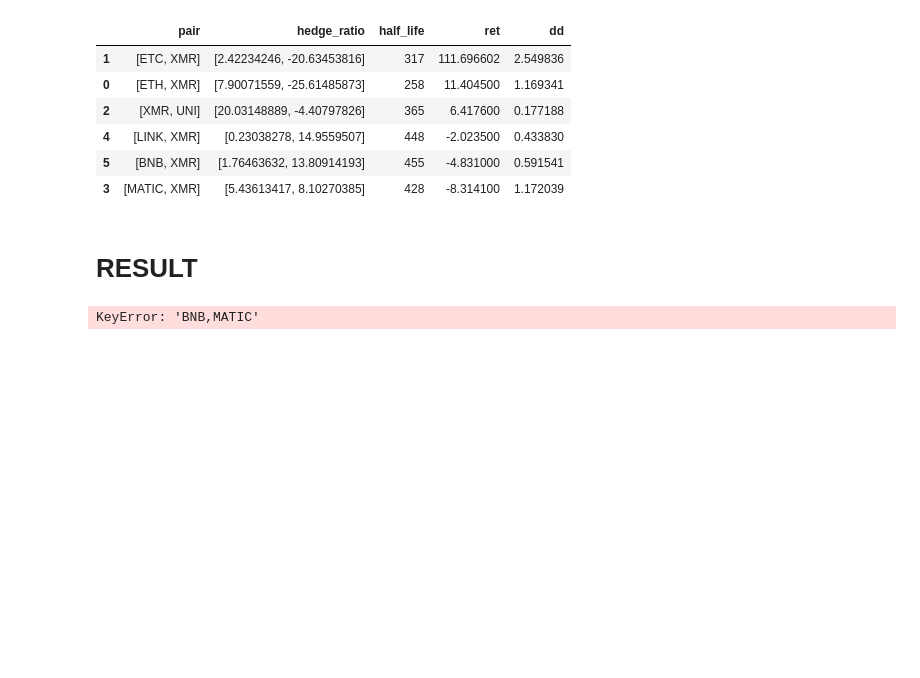
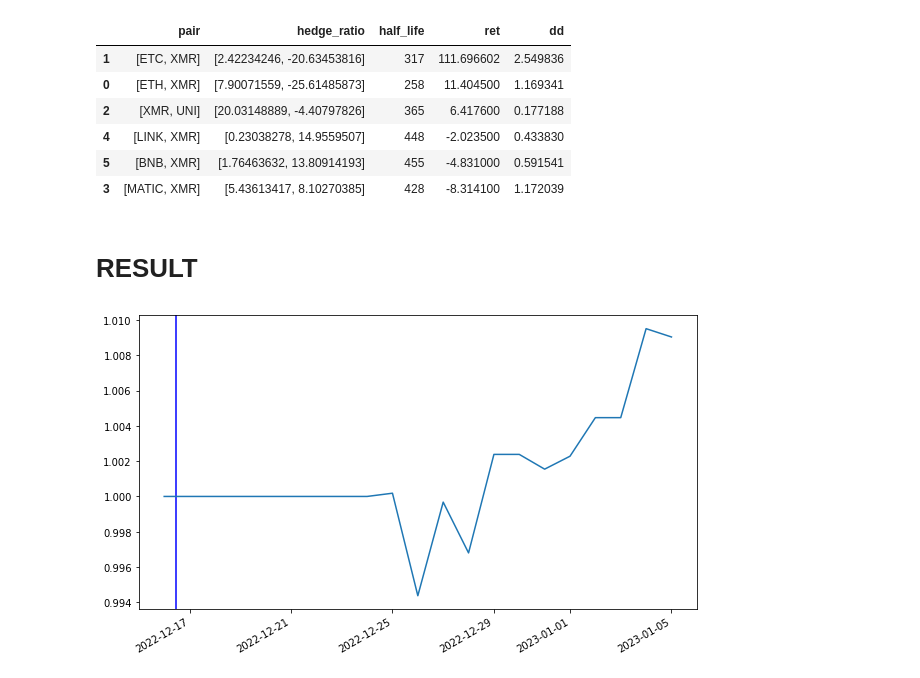
Before and after one commit to beannguyen/crypto-pair-trading, a Jupyter notebook: src/research/Backtest Live Data.ipynb, the cells around one changed output. Cells and saved outputs as stored; diff of their text form; code cells hidden in the pictures; blank space fills up the shorter version.

```diff
--- a/src/research/Backtest Live Data.ipynb
+++ b/src/research/Backtest Live Data.ipynb
@@ -697,16 +697,16 @@ result_df
 # %% [markdown]
 # RESULT
 # %%
-res = analyzers['BNB,MATIC']
+res = analyzers['ETH,XMR']
 
 # If no name has been specified, the name is the class name lowercased
 return_analyzer = res.analyzers.getbyname('return')
 # print(tret_analyzer.get_analysis())
 account_return = pd.Series(return_analyzer.get_analysis(), name='return')
 cum_r = (1 + account_return).cumprod()
 plt.axvline(x = start_trading_at, color = 'b', label = 'OOS')
 
 cum_r.plot()
 plt.show()
 # %% [output]
-KeyError: 'BNB,MATIC'
+[figure, added]
```
Also changed, not shown: 1 other file.
